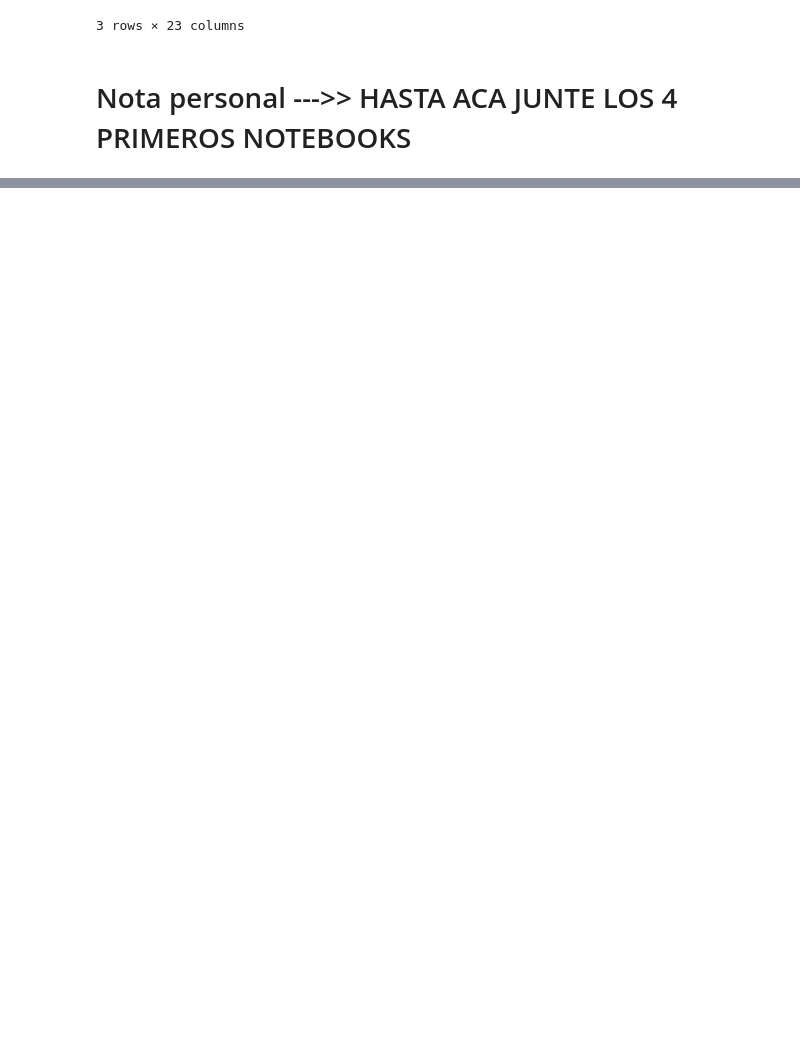
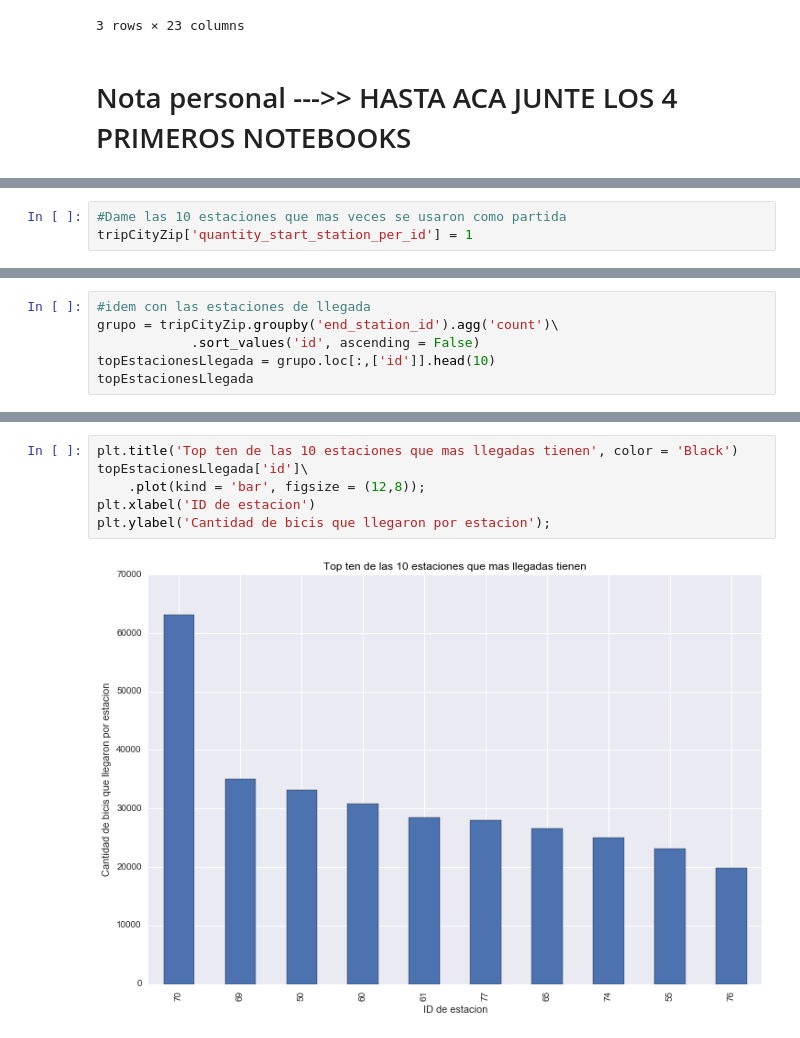
Before and after one commit to AlexVilla92/TP-Datos-2017, a Jupyter notebook: TP1 Exploracion De Datos Notebook Final.ipynb, the cells around one changed output, grey strips where cells are left out. Cells and saved outputs as stored; diff of their text form; blank space fills up the shorter version.

```diff
--- a/TP1 Exploracion De Datos Notebook Final.ipynb
+++ b/TP1 Exploracion De Datos Notebook Final.ipynb
@@ -570,0 +573,3 @@ tripCityZip.head(3)
+# %%
+#Dame las 10 estaciones que mas veces se usaron como partida
+tripCityZip['quantity_start_station_per_id'] = 1
@@ -570,0 +595,6 @@ tripCityZip.head(3)
+# %%
+#idem con las estaciones de llegada
+grupo = tripCityZip.groupby('end_station_id').agg('count')\
+            .sort_values('id', ascending = False)
+topEstacionesLlegada = grupo.loc[:,['id']].head(10)
+topEstacionesLlegada
@@ -570,0 +614,8 @@ tripCityZip.head(3)
+# %%
+plt.title('Top ten de las 10 estaciones que mas llegadas tienen', color = 'Black')
+topEstacionesLlegada['id']\
+    .plot(kind = 'bar', figsize = (12,8));
+plt.xlabel('ID de estacion')
+plt.ylabel('Cantidad de bicis que llegaron por estacion');
+# %% [output]
+[figure, added]
```
Also changed, not shown: parts of 6 cells of this notebook.
